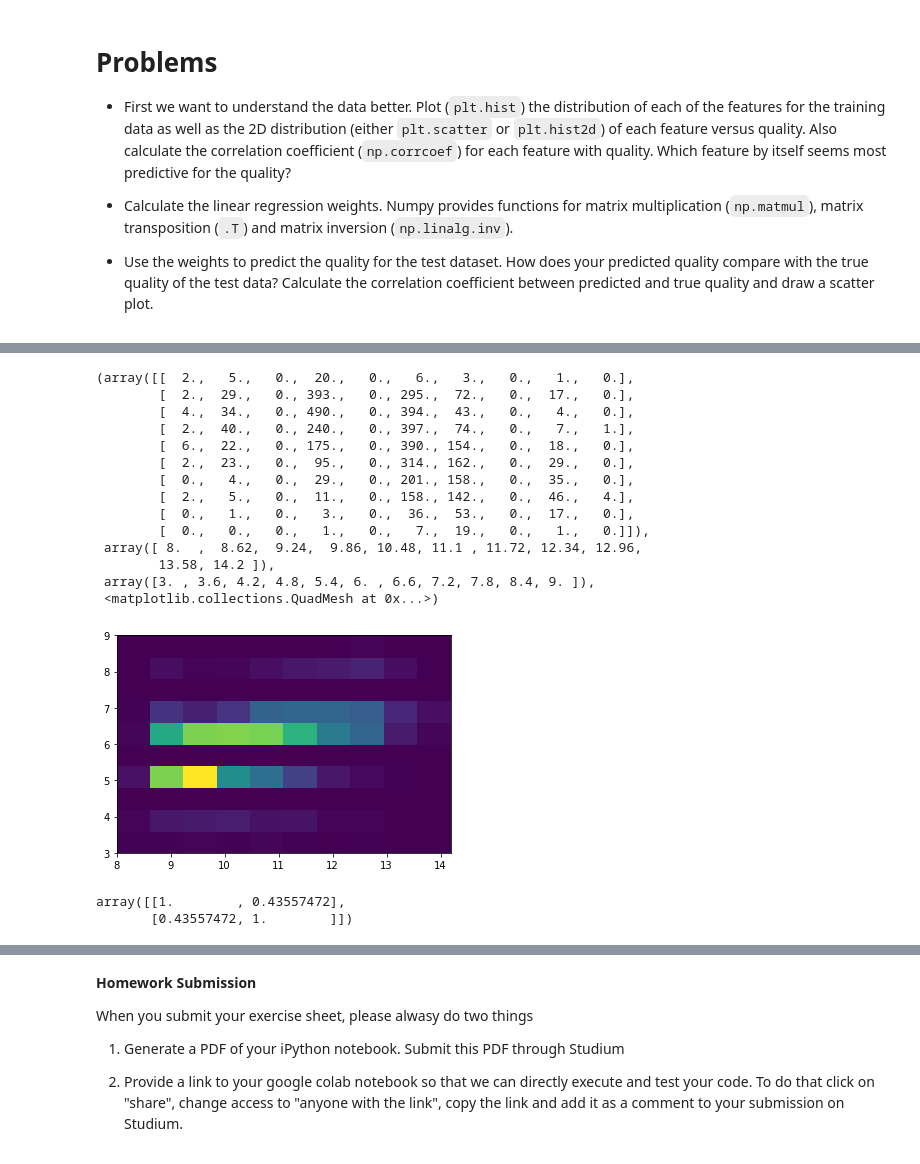
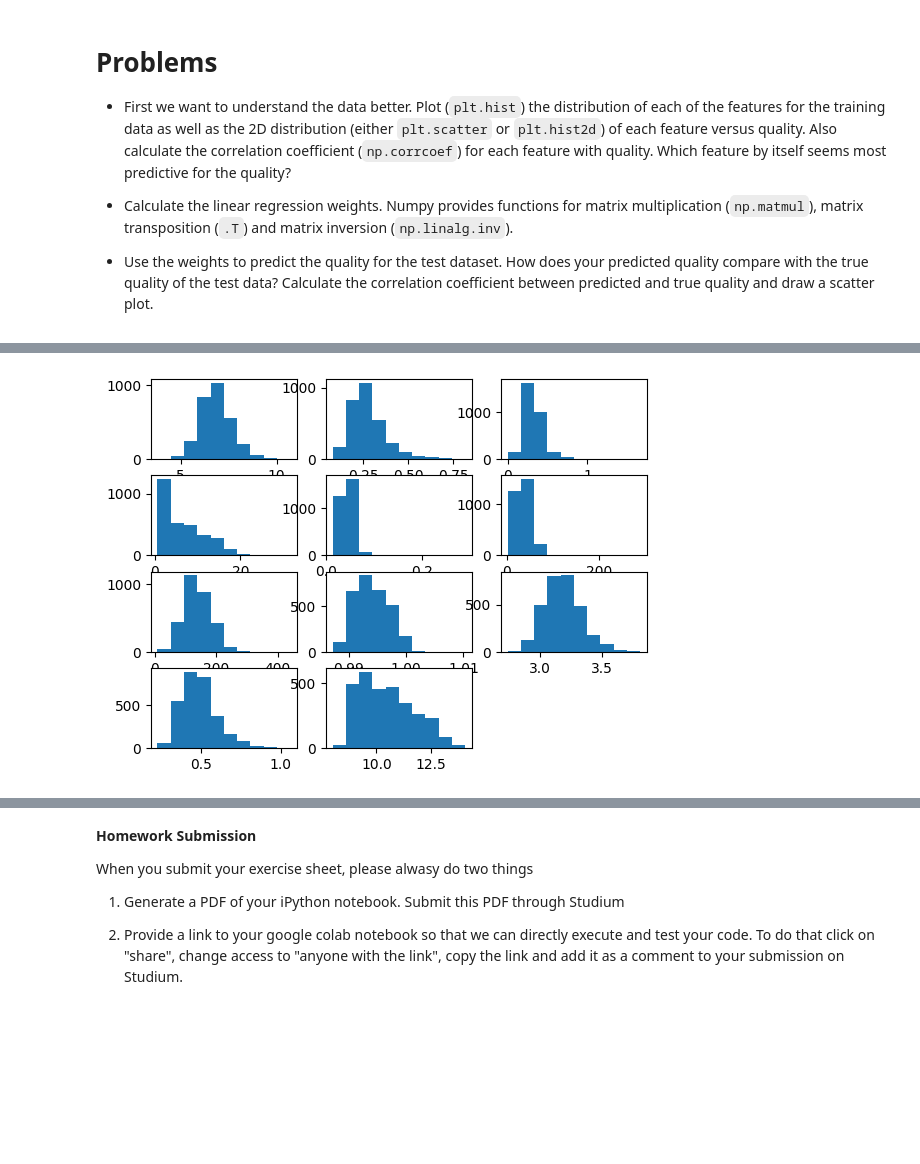
Before and after one commit to JohanRensfeldt/Application-Oriented-Deep-Learning-in-Physics, a Jupyter notebook: Exercise_4.ipynb, the cells around one changed output, grey strips where cells are left out. Cells and saved outputs as stored; diff of their text form; code cells hidden in the pictures; blank space fills up the shorter version.

```diff
--- a/Exercise_4.ipynb
+++ b/Exercise_4.ipynb
@@ -115,23 +86,6 @@ plt.hist(data)
-# %%
-plt.hist2d(data[:,10],data[:,11])
-# %% [output]
-(array([[  2.,   5.,   0.,  20.,   0.,   6.,   3.,   0.,   1.,   0.],
-        [  2.,  29.,   0., 393.,   0., 295.,  72.,   0.,  17.,   0.],
-        [  4.,  34.,   0., 490.,   0., 394.,  43.,   0.,   4.,   0.],
-        [  2.,  40.,   0., 240.,   0., 397.,  74.,   0.,   7.,   1.],
-        [  6.,  22.,   0., 175.,   0., 390., 154.,   0.,  18.,   0.],
-        [  2.,  23.,   0.,  95.,   0., 314., 162.,   0.,  29.,   0.],
-        [  0.,   4.,   0.,  29.,   0., 201., 158.,   0.,  35.,   0.],
-        [  2.,   5.,   0.,  11.,   0., 158., 142.,   0.,  46.,   4.],
-        [  0.,   1.,   0.,   3.,   0.,  36.,  53.,   0.,  17.,   0.],
-        [  0.,   0.,   0.,   1.,   0.,   7.,  19.,   0.,   1.,   0.]]),
- array([ 8.  ,  8.62,  9.24,  9.86, 10.48, 11.1 , 11.72, 12.34, 12.96,
-        13.58, 14.2 ]),
- array([3. , 3.6, 4.2, 4.8, 5.4, 6. , 6.6, 7.2, 7.8, 8.4, 9. ]),
- <matplotlib.collections.QuadMesh at 0x...>)
-[figure, removed]
-# %%
-np.corrcoef(data[:,10],data[:,11])
-# %% [output]
-array([[1.        , 0.43557472],
-       [0.43557472, 1.        ]])
+# %%
+for i in range(11):
+    plt.subplot(4,3,i+1)
+    plt.hist(X_train[:,i])
+# %% [output]
+[figure, added]
```
Also changed, not shown: parts of 8 cells of this notebook.
